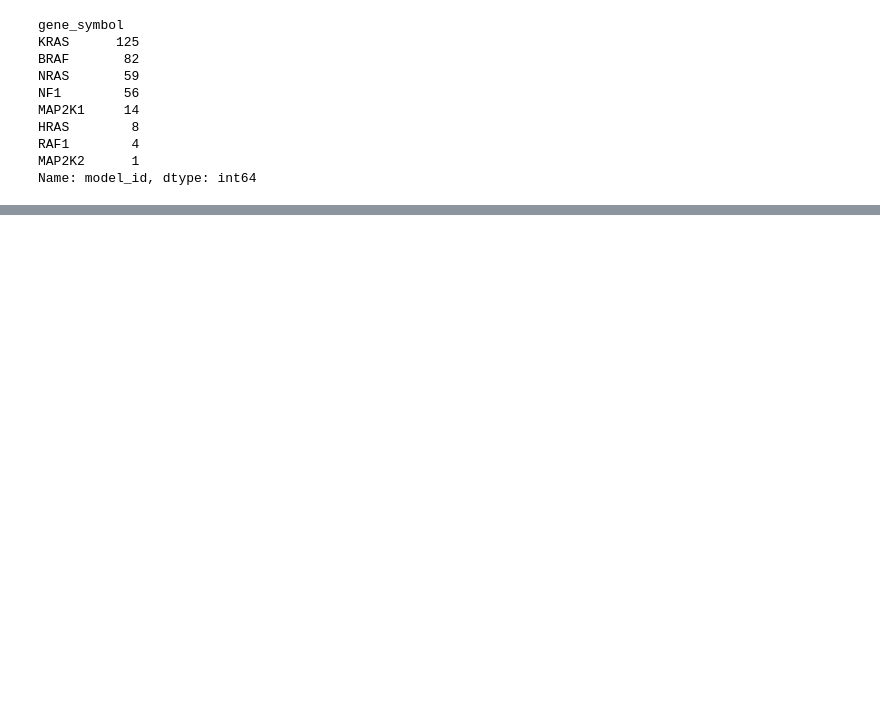
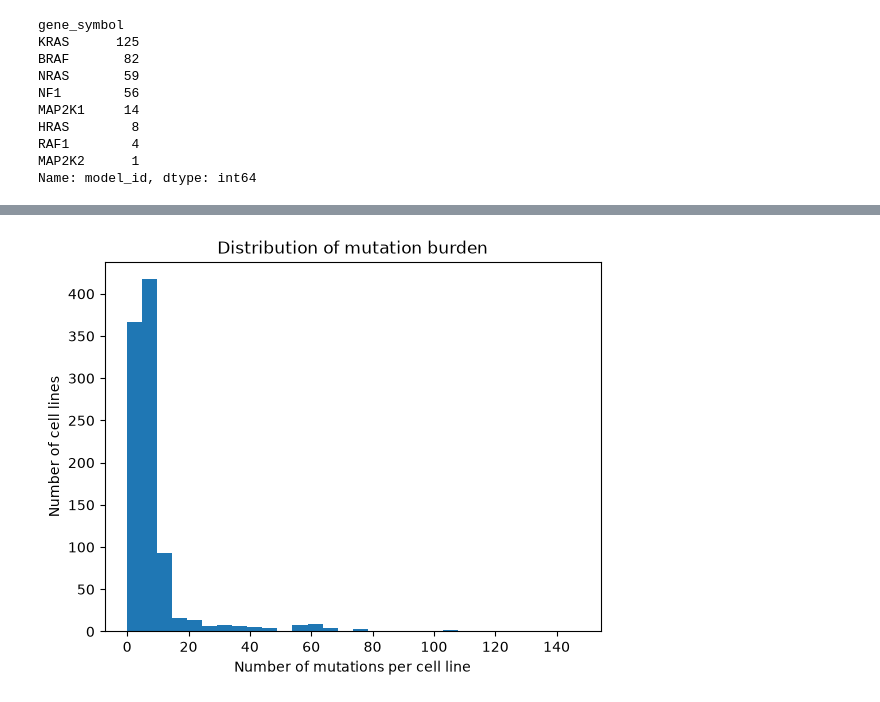
Before and after one commit to carolinemalaihull/trametinib-drug-response-ml, a Jupyter notebook: notebooks/01_data_exploration.ipynb, the cells around one changed output, grey strips where cells are left out. Cells and saved outputs as stored; diff of their text form; code cells hidden in the pictures; blank space fills up the shorter version.

```diff
--- a/notebooks/01_data_exploration.ipynb
+++ b/notebooks/01_data_exploration.ipynb
@@ -610,0 +520,7 @@ Name: model_id, dtype: int64
+# %%
+# Create SQLite database
+conn = sqlite3.connect("trametinib.db")
+
+# Save DataFrames as SQL tables
+gdsc.to_sql("gdsc", conn, if_exists="replace", index=False)
+mutations.to_sql("mutations", conn, if_exists="replace", index=False)
@@ -610,0 +529,22 @@ Name: model_id, dtype: int64
+# %%
+query = """
+SELECT
+    t.SANGER_MODEL_ID,
+    t.CELL_LINE_NAME,
+    t.TCGA_DESC,
+    t.LN_IC50,
+    t.AUC,
+    t.Z_SCORE,
+    m.gene_symbol,
+    m.effect,
+    m.protein_mutation,
+    m.cancer_driver
+FROM gdsc t
+LEFT JOIN mutations m
+ON t.SANGER_MODEL_ID = m.model_id
+WHERE t.DRUG_NAME = 'Trametinib';
+"""
+
+merged = pd.read_sql(query, conn)
+
+merged.head()
@@ -610,0 +570,8 @@ Name: model_id, dtype: int64
+# %%
+mutation_counts = (
+    merged.groupby("SANGER_MODEL_ID")["gene_symbol"]
+    .count()
+    .sort_values(ascending=False)
+)
+
+mutation_counts.head()
@@ -610,0 +586,8 @@ Name: model_id, dtype: int64
+# %%
+plt.hist(mutation_counts, bins=30)
+plt.xlabel("Number of mutations per cell line")
+plt.ylabel("Number of cell lines")
+plt.title("Distribution of mutation burden")
+plt.show()
+# %% [output]
+[figure, added]
```
Also changed, not shown: parts of 21 cells of this notebook.
